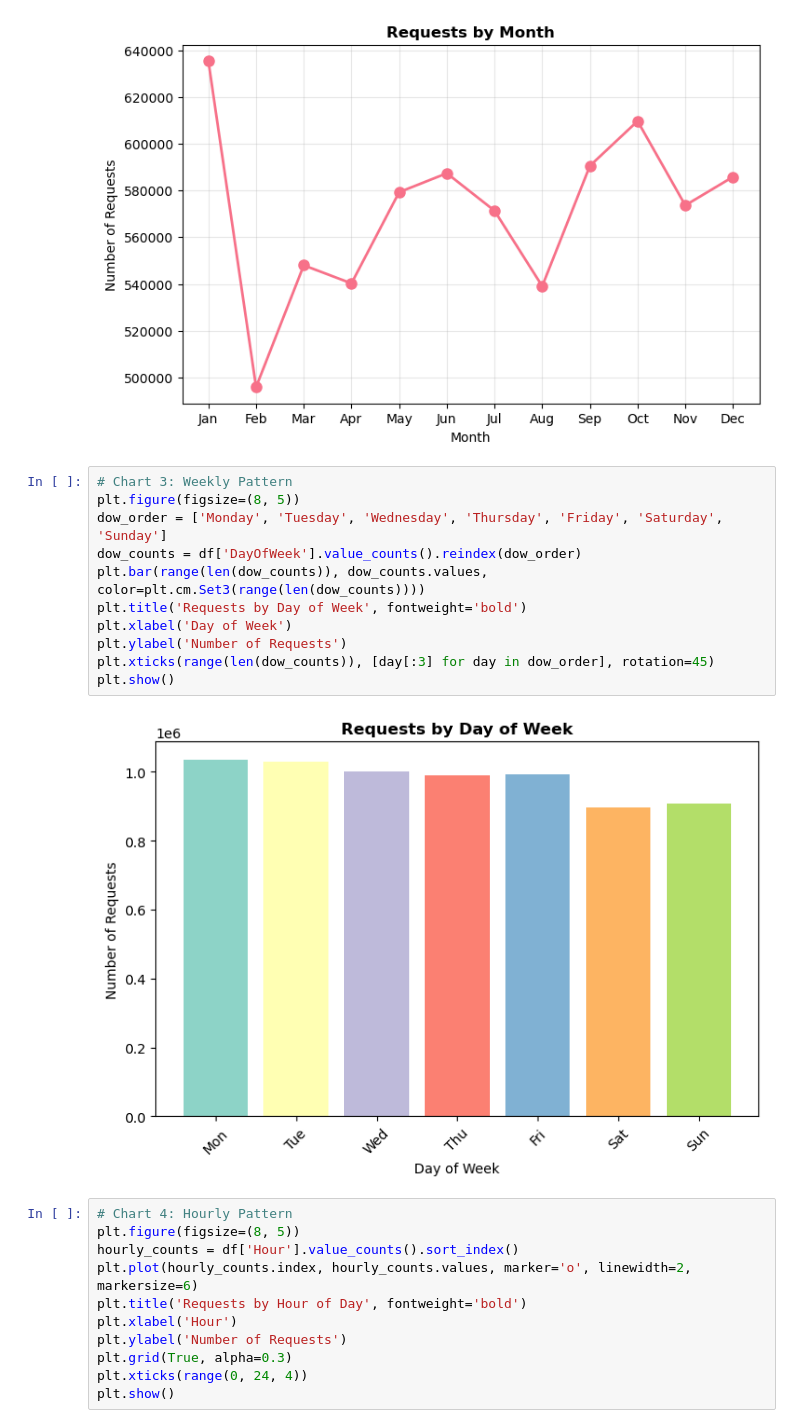
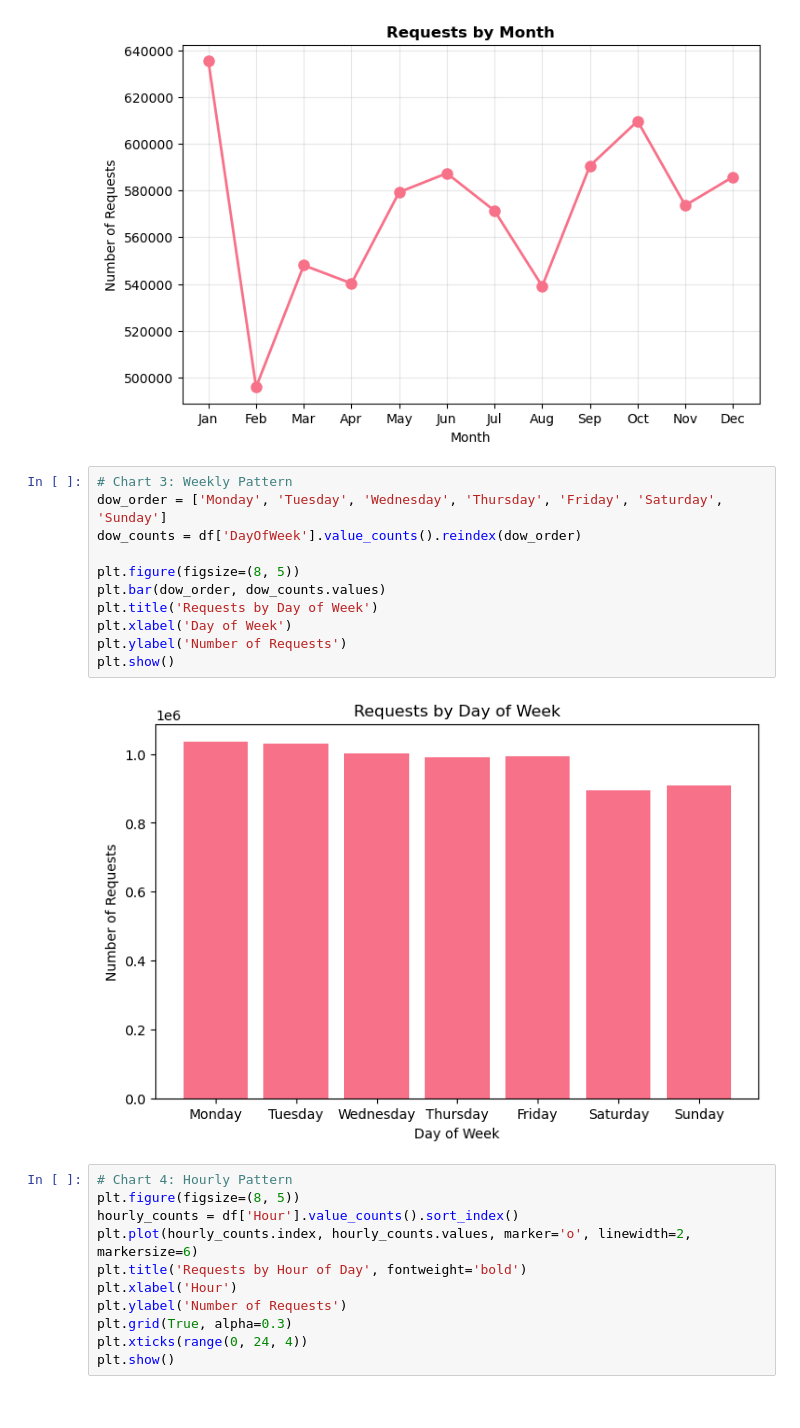
Before and after one commit to jennylu0066/311servicerequests, a Jupyter notebook: 02_eda.ipynb, the cells around one changed output. Drawn from its saved outputs; the diff is of its cells as text.

```diff
--- a/02_eda.ipynb
+++ b/02_eda.ipynb
@@ -301,17 +299,17 @@ plt.show()
 [figure]
 # %%
 # Chart 3: Weekly Pattern
-plt.figure(figsize=(8, 5))
 dow_order = ['Monday', 'Tuesday', 'Wednesday', 'Thursday', 'Friday', 'Saturday', 'Sunday']
 dow_counts = df['DayOfWeek'].value_counts().reindex(dow_order)
-plt.bar(range(len(dow_counts)), dow_counts.values, color=plt.cm.Set3(range(len(dow_counts))))
-plt.title('Requests by Day of Week', fontweight='bold')
+
+plt.figure(figsize=(8, 5))
+plt.bar(dow_order, dow_counts.values)
+plt.title('Requests by Day of Week')
 plt.xlabel('Day of Week')
 plt.ylabel('Number of Requests')
-plt.xticks(range(len(dow_counts)), [day[:3] for day in dow_order], rotation=45)
 plt.show()
 # %% [output]
-[figure, old version]
+[figure, new version]
 # %%
 # Chart 4: Hourly Pattern
 plt.figure(figsize=(8, 5))
```
Also changed, not shown: parts of 2 cells of this notebook.
